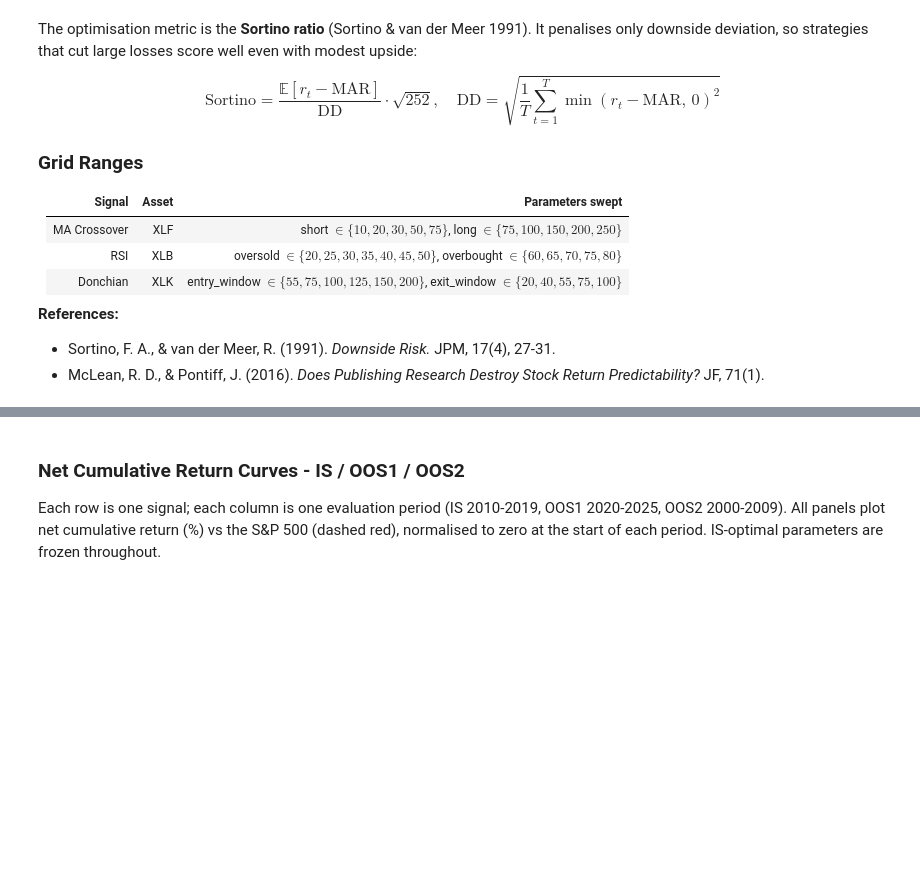
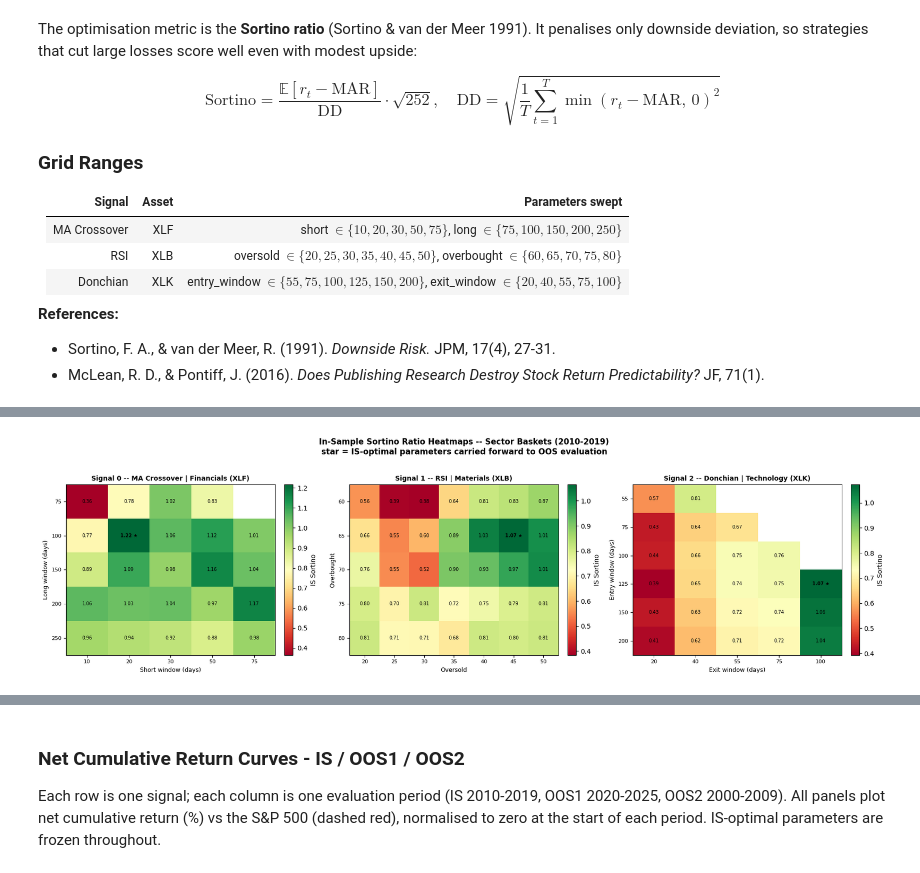
Before and after one commit to daan1shh/Computational-Finance, a Jupyter notebook: research_notebook_group7_backup.ipynb, the cells around one changed output, grey strips where cells are left out. Cells and saved outputs as stored; diff of their text form; code cells hidden in the pictures; blank space fills up the shorter version.

```diff
--- a/research_notebook_group7_backup.ipynb
+++ b/research_notebook_group7_backup.ipynb
@@ -535,7 +488,7 @@ for sw in short_windows:
             continue
         score = module.basket_sortino(module.ma_signal, df_finance_is,
                                short_window=sw, long_window=lw)
-        ma_grid_results.append(({'short_window': sw, 'long_window': lw}, score))
+        ma_grid_results.append(({"short_window": sw, "long_window": lw}, score))
 
 best_ma = max(ma_grid_results, key=lambda x: x[1] if x[1]==x[1] else -1e9)[0]
 
@@ -545,7 +498,7 @@ for os_ in oversold_levels:
     for ob in overbought_levels:
         score = module.basket_sortino(module.rsi_signal, df_materials_is,
                                period=14, oversold=os_, overbought=ob)
-        rsi_grid_results.append(({'oversold': os_, 'overbought': ob}, score))
+        rsi_grid_results.append(({"oversold": os_, "overbought": ob}, score))
 
 best_rsi = max(rsi_grid_results, key=lambda x: x[1] if x[1]==x[1] else -1e9)[0]
 
@@ -557,42 +510,71 @@ for ew in donchian_entry_windows:
             continue
         score = module.basket_sortino(module.donchian_signal, df_technology_is,
                                       entry_window=ew, exit_window=xw)
-        donchian_grid_results.append(({'entry_window': ew, 'exit_window': xw}, score))
+        donchian_grid_results.append(({"entry_window": ew, "exit_window": xw}, score))
 
 best_don = max(donchian_grid_results, key=lambda x: x[1] if x[1]==x[1] else -1e9)[0]
 
 # Freeze IS-optimal parameters
 best_ma_params       = best_ma
-best_rsi_params      = {**best_rsi, 'period': 14}
+best_rsi_params      = {**best_rsi, "period": 14}
 best_donchian_params = best_don
 
-def print_grid_results(grid_results, title, p1, p2=None):
-    sorted_r = sorted(grid_results, key=lambda x: x[1] if x[1]==x[1] else -1e9, reverse=True)
-    best = sorted_r[0][0]
-    print(f'\n{"="*54}')
-    print(f'  {title}')
-    print(f'{"="*54}')
-    if p2:
-        print(f'  {p1:<14} {p2:<14} {"IS Sortino":>12}')
-    else:
-        print(f'  {p1:<14} {"IS Sortino":>12}')
-    print(f'  {"-"*42}')
-    for params, score in sorted_r:
-        tag = ' <-- best' if params == best else ''
-        s_str = f'{score:>12.4f}' if score==score else '         NaN'
-        if p2:
-            print(f'  {str(params[p1]):<14} {str(params[p2]):<14} {s_str}{tag}')
-        else:
-            print(f'  {str(params[p1]):<14} {s_str}{tag}')
-    print(f'{"="*54}')
+# Sensitivity Heatmaps for Parameter Optimisation
+# IS Sortino varies across the full parameter grid; star marks the IS-optimal combination carried forward to OOS.
+# MA/RSI: rows and columns correspond to window and threshold parameters.
+# Donchian: entry window (rows) vs exit window (columns), reflecting the asymmetric two-window parameterisation.
 
-print_grid_results(ma_grid_results,
-                   'Signal 0 -- MA Crossover | Financials (XLF)',
-                   'short_window', 'long_window')
-print_grid_results(rsi_grid_results,
-                   'Signal 1 -- RSI | Materials (XLB)',
-                   'oversold', 'overbought')
-print_grid_results(donchian_grid_results,
-                   'Signal 2 -- Donchian | Technology (XLK)',
-                   'entry_window', 'exit_window')
+def build_matrix(grid_results, row_vals, col_vals, row_key, col_key):
+    mat = np.full((len(row_vals), len(col_vals)), np.nan)
+    for params, score in grid_results:
+        r = row_vals.index(params[row_key]) if params[row_key] in row_vals else -1
+        c = col_vals.index(params[col_key]) if params[col_key] in col_vals else -1
+        if r >= 0 and c >= 0 and score == score:
+            mat[r, c] = score
+    return mat
+
+ma_matrix  = build_matrix(ma_grid_results, long_windows, short_windows,
+                          "long_window", "short_window")
+rsi_matrix = build_matrix(rsi_grid_results, overbought_levels, oversold_levels,
+                          "overbought", "oversold")
+
+fig, axes = plt.subplots(1, 3, figsize=(18, 5))
+fig.suptitle(
+    'In-Sample Sortino Ratio Heatmaps -- Sector Baskets (2010-2019)\n'
+    'star = IS-optimal parameters carried forward to OOS evaluation',
+    fontsize=12, fontweight="bold", y=1.02)
+
+module.draw_heatmap(axes[0], ma_matrix,
+             [str(l) for l in long_windows],
+             [str(s) for s in short_windows],
+             "Long window (days)", "Short window (days)",
+             "Signal 0 -- MA Crossover | Financials (XLF)",
+             star_row=long_windows.index(best_ma_params["long_window"]),
+             star_col=short_windows.index(best_ma_params["short_window"]),
+             colorbar_label="IS Sortino")
+
+module.draw_heatmap(axes[1], rsi_matrix,
+             [str(ob) for ob in overbought_levels],
+             [str(os_) for os_ in oversold_levels],
+             "Overbought", "Oversold",
+             "Signal 1 -- RSI | Materials (XLB)",
+             star_row=overbought_levels.index(best_rsi_params["overbought"]),
+             star_col=oversold_levels.index(best_rsi_params["oversold"]),
+             colorbar_label="IS Sortino")
+
+# Donchian: 2-D heatmap (entry_window x exit_window)
+don_matrix = build_matrix(donchian_grid_results,
+                          donchian_entry_windows, donchian_exit_windows,
+                          "entry_window", "exit_window")
+module.draw_heatmap(axes[2], don_matrix,
+             [str(ew) for ew in donchian_entry_windows],
+             [str(xw) for xw in donchian_exit_windows],
+             "Entry window (days)", "Exit window (days)",
+             "Signal 2 -- Donchian | Technology (XLK)",
+             star_row=donchian_entry_windows.index(best_donchian_params["entry_window"]),
+             star_col=donchian_exit_windows.index(best_donchian_params["exit_window"]),
+             colorbar_label="IS Sortino")
+
+plt.tight_layout()
+plt.show()
 # %% [output]
@@ -615,0 +581 @@ print_grid_results(donchian_grid_results,
+[figure, added]
```
Also changed, not shown: parts of 15 cells of this notebook, 1 other file.
